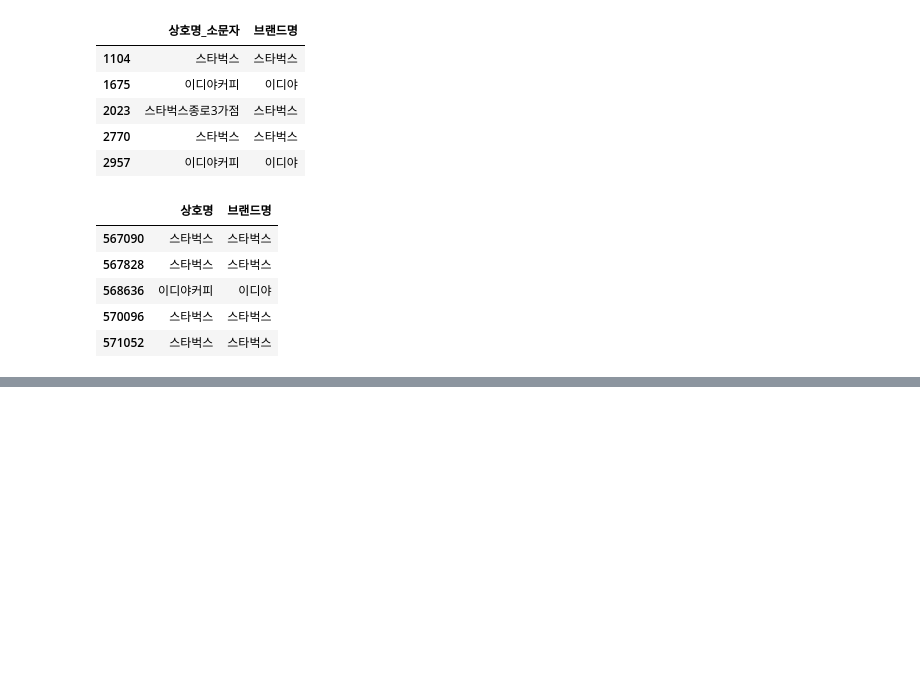
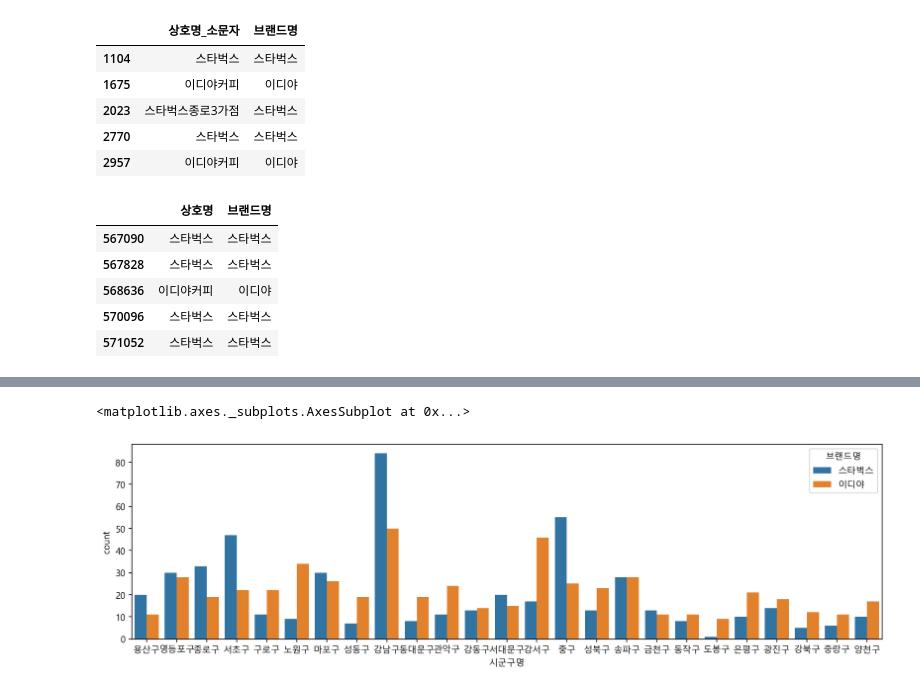
Before and after one commit to sookm/inflearn_lecture_opendata, a Jupyter notebook: 04-coffee-store-practice_210625.ipynb, the cells around one changed output, grey strips where cells are left out. Drawn from its saved outputs; the diff is of its cells as text; code cells hidden in the pictures; blank space fills up the shorter version.

```diff
--- a/04-coffee-store-practice_210625.ipynb
+++ b/04-coffee-store-practice_210625.ipynb
@@ -254,0 +288,12 @@ df_cafe[["상호명", "브랜드명"]].tail()
+# %%
+# 지역별, 브랜드별 막대그래프
+
+plt.figure(figsize=(15, 4))
+sns.countplot(data=df_cafe, x="시군구명", hue="브랜드명")
+
+# 강남, 중구, 서초구, 종로구 에 스타벅스가 더 많아보임
+# 양천구, 광진구, 강서구, 동대문, 노원구 등에는 이디야가 많음
+# -> 서울 외곽지역은 이디야, 중심부를 스타벅스가 많다 로 볼 수 있겠음
+# %% [output]
+<matplotlib.axes._subplots.AxesSubplot at 0x...>
+[figure, added]
```
Also changed, not shown: parts of 26 cells of this notebook.
